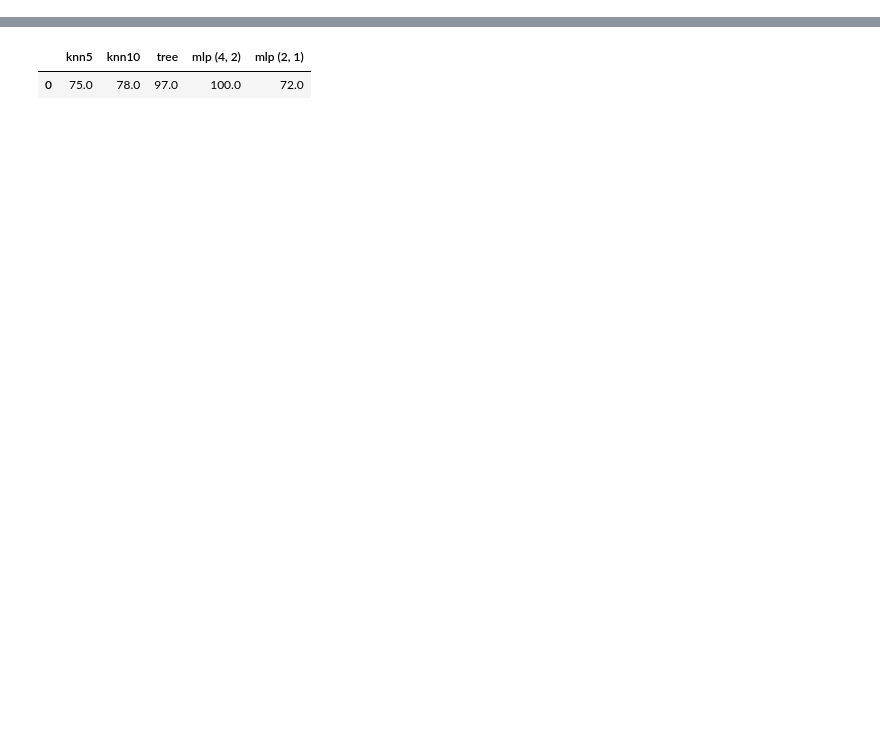
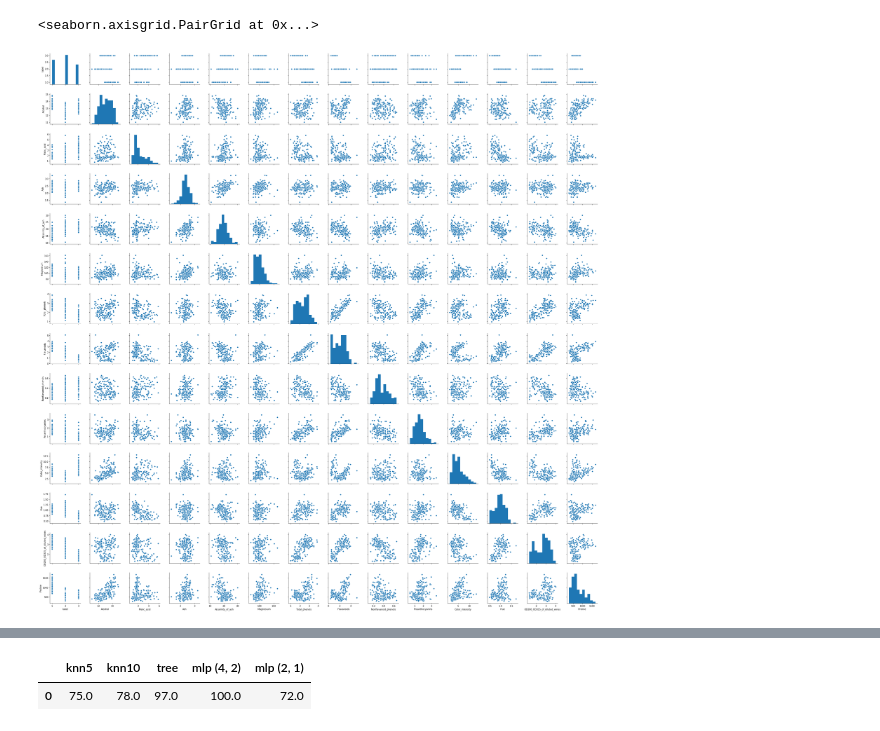
Before and after one commit to eliabeleal/Report_Machine_Learning, a Jupyter notebook: Wine.ipynb, the cells around one changed output, grey strips where cells are left out. Cells and saved outputs as stored; diff of their text form; code cells hidden in the pictures; blank space fills up the shorter version.

```diff
--- a/Wine.ipynb
+++ b/Wine.ipynb
@@ -67,3 +79,8 @@ y = dataset.label # Saída
+# %%
+sb.pairplot(dataset)
+# %% [output]
+<seaborn.axisgrid.PairGrid at 0x...>
+[figure, added]
 # %%
 X_train, X_test, y_train, y_test = train_test_split(X, y, test_size=0.2, random_state=None, stratify=y) # 80% treino e 20% teste
 # %%
```
Also changed, not shown: parts of 5 cells of this notebook.
